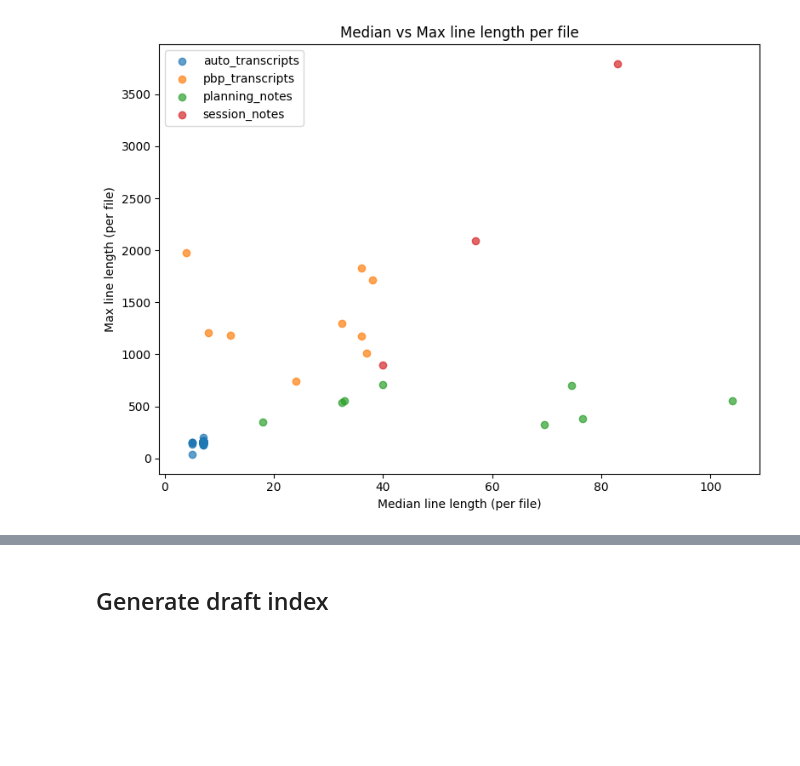
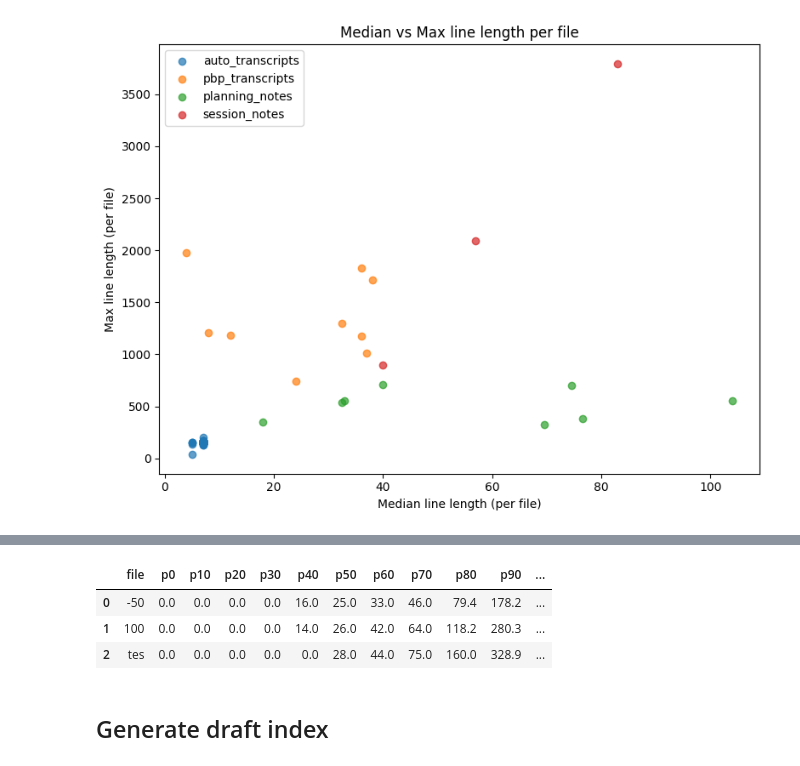
Before and after one commit to CharisSophia/iwtc-tools, a Jupyter notebook: notebooks/IWTC_Raw_Source_Indexing.ipynb, the cells around one changed output, grey strips where cells are left out. Drawn from its saved outputs; the diff is of its cells as text; code cells hidden in the pictures; blank space fills up the shorter version.

Commit message:
Updated with data profiling results

```diff
--- a/notebooks/IWTC_Raw_Source_Indexing.ipynb
+++ b/notebooks/IWTC_Raw_Source_Indexing.ipynb
@@ -874,3 +913,39 @@ del file_profiles, by_type
+# %%
+import numpy as np
+import pandas as pd
+
+rows = []
+
+for src in LOADED_SOURCES:
+    if src["source_type"] != "session_notes":
+        continue
+
+    path = src["path"]
+    lines = src["lines"]
+
+    if not lines:
+        continue
+
+    # Extract last 3 characters before ".txt"
+    stem = path.stem
+    file_id = stem[-3:]
+
+    line_lengths = [len(line) for line in lines]
+    deciles = np.percentile(line_lengths, range(0, 101, 10))
+
+    row = {"file": file_id}
+    for p, value in zip(range(0, 101, 10), deciles):
+        row[f"p{p}"] = value
+
+    rows.append(row)
+
+df_auto_deciles = pd.DataFrame(rows).sort_values("file").reset_index(drop=True)
+df_auto_deciles
+# %% [output]
+|  | file | p0 | p10 | p20 | p30 | p40 | p50 | p60 | p70 | p80 | p90 | ... |
+| 0 | -50 | 0.0 | 0.0 | 0.0 | 0.0 | 16.0 | 25.0 | 33.0 | 46.0 | 79.4 | 178.2 | ... |
+| 1 | 100 | 0.0 | 0.0 | 0.0 | 0.0 | 14.0 | 26.0 | 42.0 | 64.0 | 118.2 | 280.3 | ... |
+| 2 | tes | 0.0 | 0.0 | 0.0 | 0.0 | 0.0 | 28.0 | 44.0 | 75.0 | 160.0 | 328.9 | ... |
 # %% [markdown]
 ## Generate draft index
 # %% [markdown]
```
Also changed, not shown: parts of 2 cells of this notebook.
